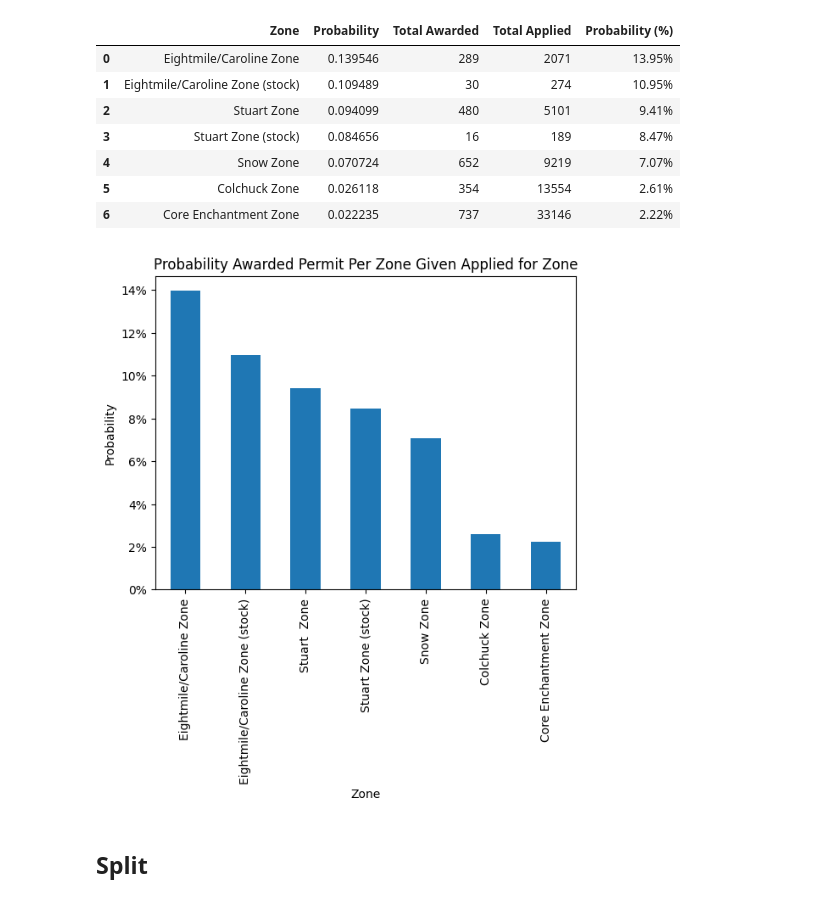
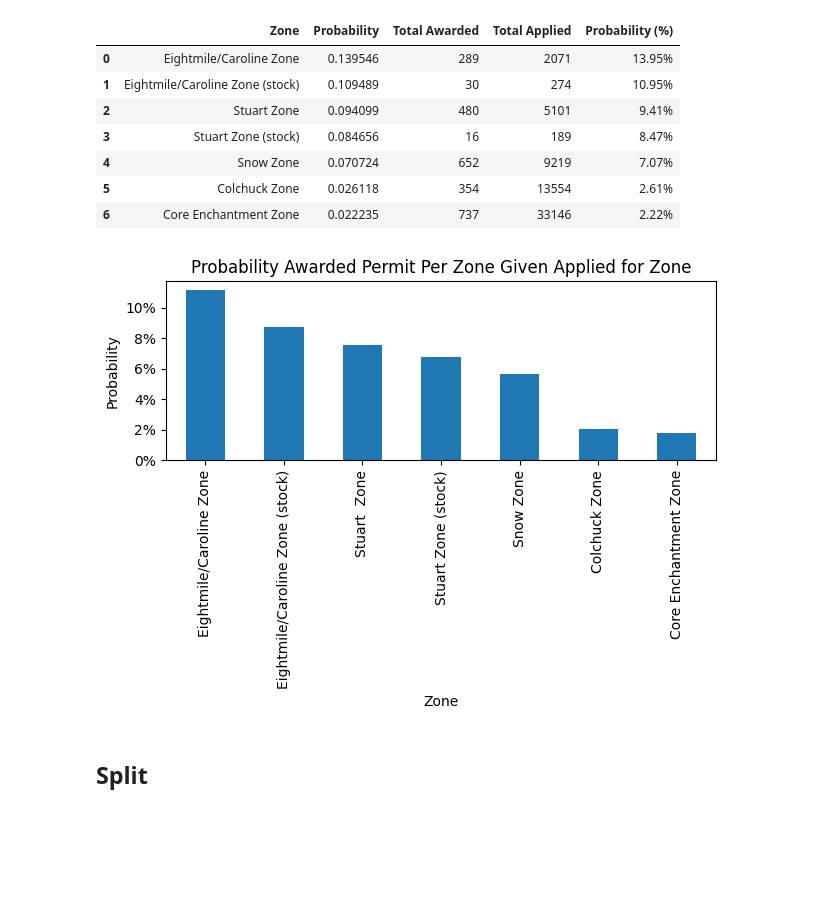
Before and after one commit to jarrett-retz-tech-services/enchantments_lottery, a Jupyter notebook: 2023/analysis.ipynb, the cells around one changed output. Cells and saved outputs as stored; diff of their text form; code cells hidden in the pictures; blank space fills up the shorter version.

Commit message:
Finish analysis fixes and charts

```diff
--- a/2023/analysis.ipynb
+++ b/2023/analysis.ipynb
@@ -468,19 +471,24 @@ Probability of being awarded a permit for Eightmile/Caroline Zone (stock), given
 # %%
 # Show bar chart of the probability of being awarded a permit for each zone given you applied for that zone
 df_prob_awarded_zone_applied_for.set_index("Zone")["Probability"].plot(kind="bar")
 
 plt.xlabel("Zone")
 
 plt.ylabel("Probability")
 
 # Show y axis as percentage
 plt.gca().set_yticklabels(["{:.0f}%".format(x * 100) for x in plt.gca().get_yticks()])
 
 plt.title("Probability Awarded Permit Per Zone Given Applied for Zone")
 
+# Save the plot to a PNG file
+# Extend bottom to show entire plot
+plt.tight_layout()
+plt.savefig("probability_awarded_permit_per_zone.png")
+
 plt.show()
 # %% [output]
-[figure, old version]
+[figure, new version]
 # %% [markdown]
 ## Split
 # %%
```
Also changed, not shown: parts of 4 cells of this notebook, 3 other files.
